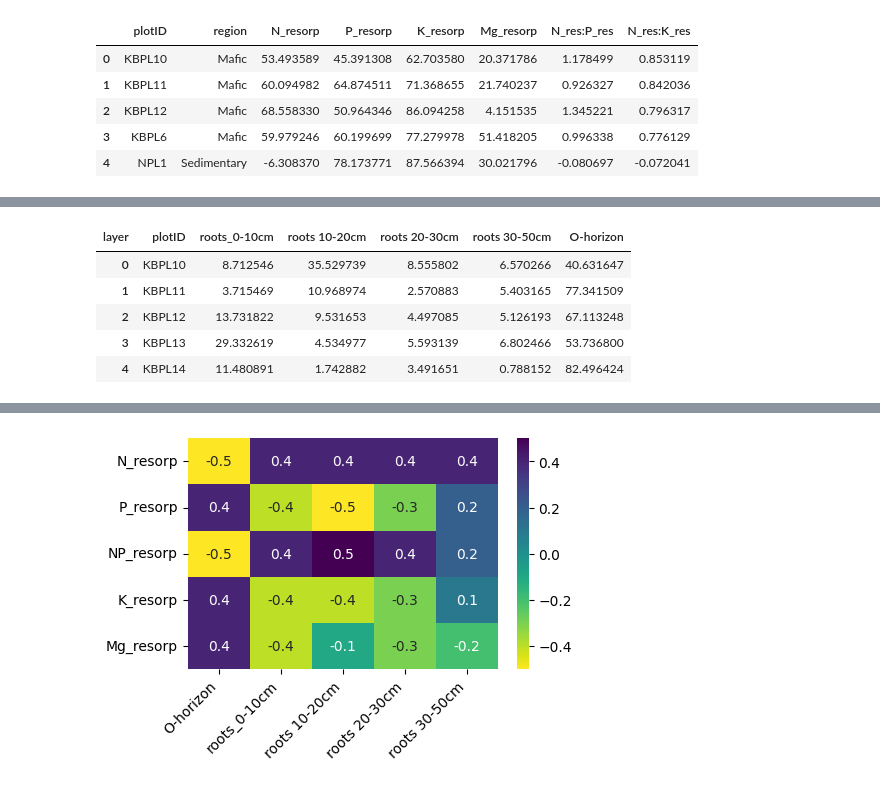
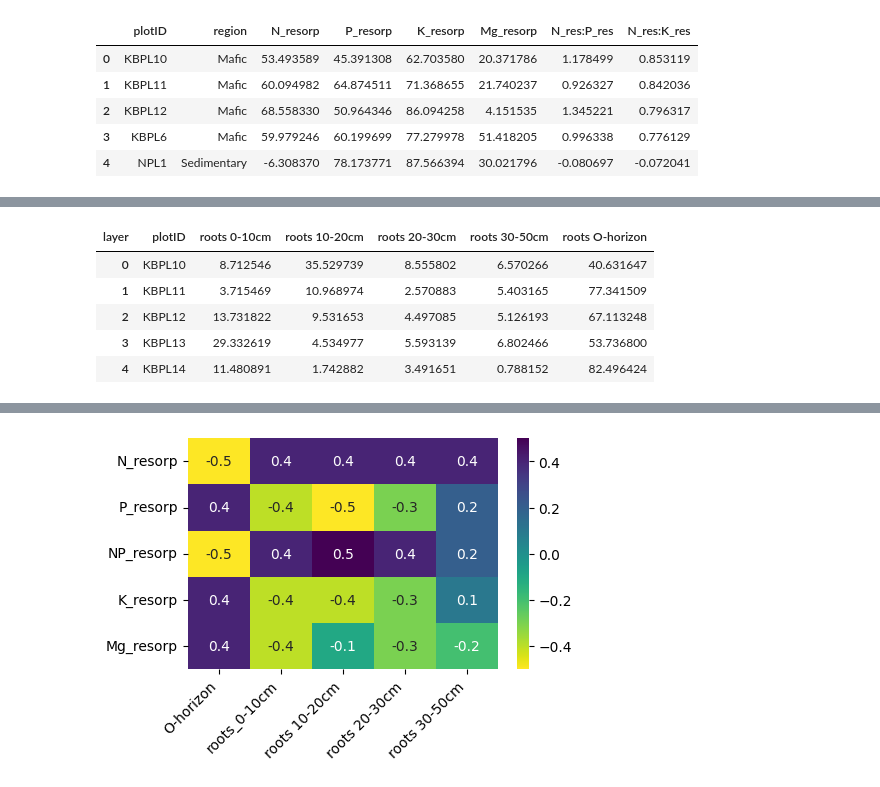
Before and after one commit to BBenyamini/eco-analysis, a Jupyter notebook: analysis/canopy.ipynb, the cells around one changed output, grey strips where cells are left out. Cells and saved outputs as stored; diff of their text form; code cells hidden in the pictures.

```diff
--- a/analysis/canopy.ipynb
+++ b/analysis/canopy.ipynb
@@ -1453,0 +1227,4 @@ fine_roots
+# %%
+#Load the fine roots data
+fine_roots=pd.read_excel("/home/drdc/Documents/repos/Portfolio/eco-analysis/processed/fine_roots.xlsx")
+fine_roots.head()
@@ -1476,10 +1251,11 @@ fine_roots.tail()
 # %%
+#melt the fine rooots data by converting depth to columns
 fine_roots_pivot=pd.pivot_table(fine_roots,index="plotID", columns="layer", values="proportion").reset_index()
-fine_roots_pivot=fine_roots_pivot.rename(columns={"1":"roots_0-10cm","2":"roots 10-20cm","3":"roots 20-30cm",
-                                                  "4":"roots 30-50cm", "O":"O-horizon"})
+fine_roots_pivot=fine_roots_pivot.rename(columns={1:"roots 0-10cm",2:"roots 10-20cm",3:"roots 20-30cm",
+                                                  4:"roots 30-50cm", "O":"roots O-horizon"})
 fine_roots_pivot.head()
 # %% [output]
-| layer | plotID | roots_0-10cm | roots 10-20cm | roots 20-30cm | roots 30-50cm | O-horizon |
+| layer | plotID | roots 0-10cm | roots 10-20cm | roots 20-30cm | roots 30-50cm | roots O-horizon |
 | 0 | KBPL10 | 8.712546 | 35.529739 | 8.555802 | 6.570266 | 40.631647 |
 | 1 | KBPL11 | 3.715469 | 10.968974 | 2.570883 | 5.403165 | 77.341509 |
 | 2 | KBPL12 | 13.731822 | 9.531653 | 4.497085 | 5.126193 | 67.113248 |
```
Also changed, not shown: parts of 58 cells of this notebook, 3 other files.
